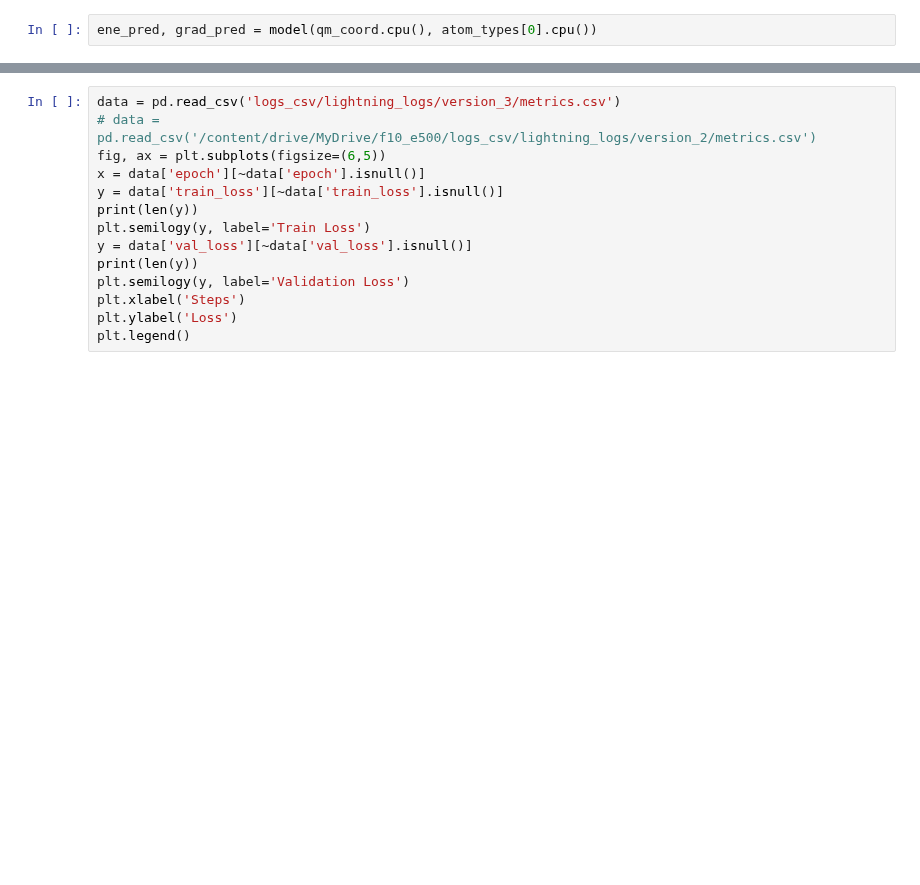
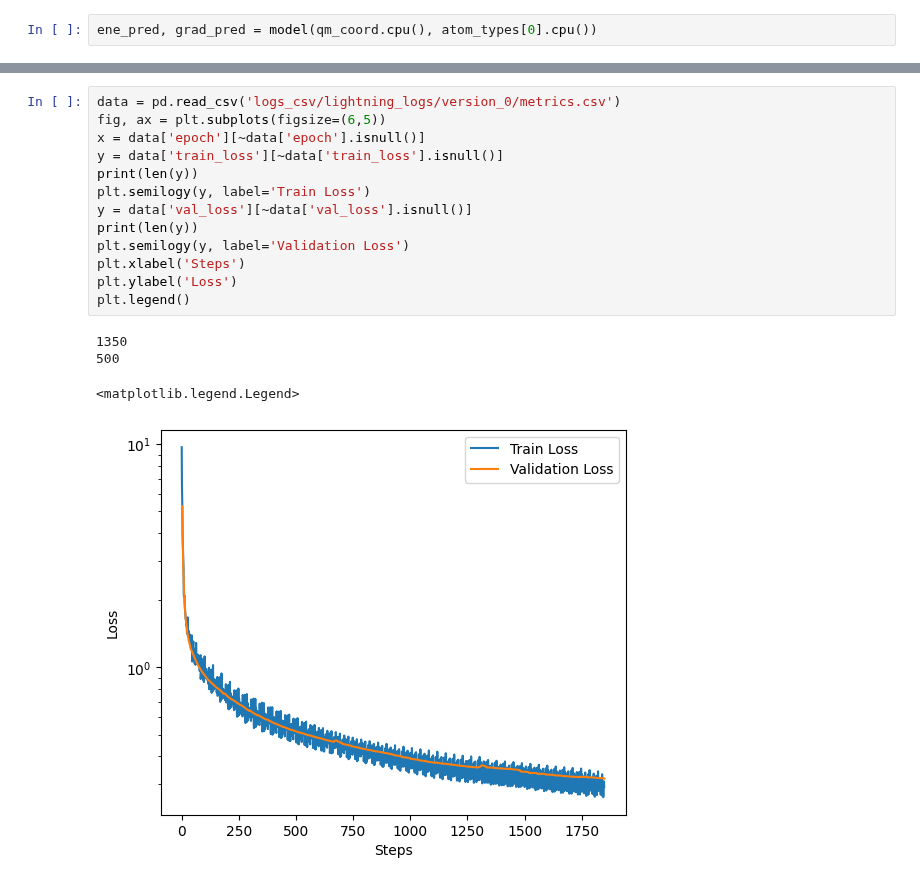
Before and after one commit to cc-ats/mlp_tutorial, a Jupyter notebook: _sources/Lesson3_BP.ipynb, the cells around one changed output, grey strips where cells are left out. Drawn from its saved outputs; the diff is of its cells as text; blank space fills up the shorter version.

```diff
--- a/_sources/Lesson3_BP.ipynb
+++ b/_sources/Lesson3_BP.ipynb
@@ -414,14 +552,18 @@ fig.savefig('loss.png', dpi=300)
 # %%
-data = pd.read_csv('logs_csv/lightning_logs/version_3/metrics.csv')
-# data = pd.read_csv('/content/drive/MyDrive/f10_e500/logs_csv/lightning_logs/version_2/metrics.csv')
+data = pd.read_csv('logs_csv/lightning_logs/version_0/metrics.csv')
 fig, ax = plt.subplots(figsize=(6,5))
 x = data['epoch'][~data['epoch'].isnull()]
 y = data['train_loss'][~data['train_loss'].isnull()]
 print(len(y))
 plt.semilogy(y, label='Train Loss')
 y = data['val_loss'][~data['val_loss'].isnull()]
 print(len(y))
 plt.semilogy(y, label='Validation Loss')
 plt.xlabel('Steps')
 plt.ylabel('Loss')
 plt.legend()
+# %% [output]
+1350
+500
+<matplotlib.legend.Legend>
+[figure, added]
```
Also changed, not shown: parts of 33 cells of this notebook, 26 other files.
